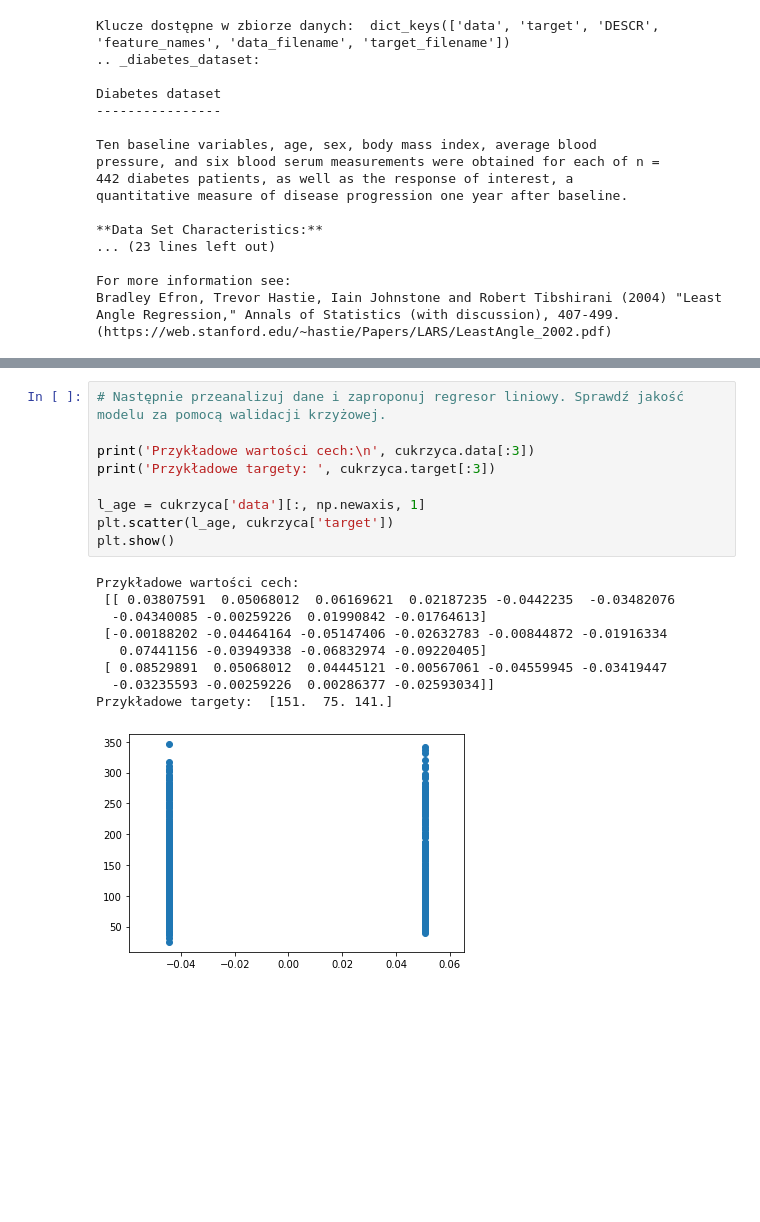
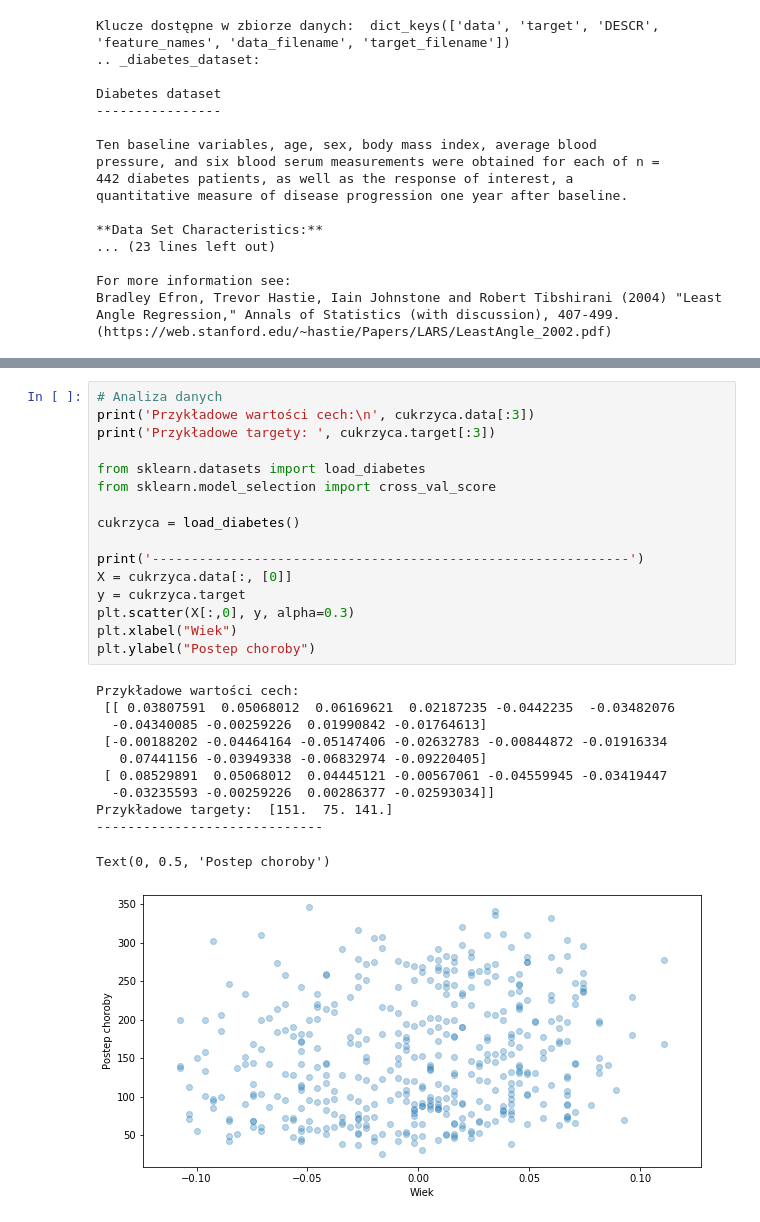
Before and after one commit to borsztajn1/WSIZ-SI, a Jupyter notebook: Zajecia-lab3.ipynb, the cells around one changed output, grey strips where cells are left out. Cells and saved outputs as stored; diff of their text form; blank space fills up the shorter version.

```diff
--- a/Zajecia-lab3.ipynb
+++ b/Zajecia-lab3.ipynb
@@ -282,23 +283,32 @@ print(cukrzyca_df)
 441 -0.045472 -0.044642 -0.073030  ... -0.039493 -0.004220  0.003064
 
 [442 rows x 10 columns]
-# %%
-# Następnie przeanalizuj dane i zaproponuj regresor liniowy. Sprawdź jakość modelu za pomocą walidacji krzyżowej.
-
-print('Przykładowe wartości cech:\n', cukrzyca.data[:3])
-print('Przykładowe targety: ', cukrzyca.target[:3])
-
-l_age = cukrzyca['data'][:, np.newaxis, 1]
-plt.scatter(l_age, cukrzyca['target'])
-plt.show()
-# %% [output]
-Przykładowe wartości cech:
- [[ 0.03807591  0.05068012  0.06169621  0.02187235 -0.0442235  -0.03482076
-  -0.04340085 -0.00259226  0.01990842 -0.01764613]
- [-0.00188202 -0.04464164 -0.05147406 -0.02632783 -0.00844872 -0.01916334
-   0.07441156 -0.03949338 -0.06832974 -0.09220405]
- [ 0.08529891  0.05068012  0.04445121 -0.00567061 -0.04559945 -0.03419447
-  -0.03235593 -0.00259226  0.00286377 -0.02593034]]
-Przykładowe targety:  [151.  75. 141.]
-[figure, removed]
+# %%
+# Analiza danych
+print('Przykładowe wartości cech:\n', cukrzyca.data[:3])
+print('Przykładowe targety: ', cukrzyca.target[:3])
+
+from sklearn.datasets import load_diabetes
+from sklearn.model_selection import cross_val_score
+
+cukrzyca = load_diabetes()
+
+print('-------------------------------------------------------------')
+X = cukrzyca.data[:, [0]]
+y = cukrzyca.target
+plt.scatter(X[:,0], y, alpha=0.3)
+plt.xlabel("Wiek")
+plt.ylabel("Postep choroby")
+# %% [output]
+Przykładowe wartości cech:
+ [[ 0.03807591  0.05068012  0.06169621  0.02187235 -0.0442235  -0.03482076
+  -0.04340085 -0.00259226  0.01990842 -0.01764613]
+ [-0.00188202 -0.04464164 -0.05147406 -0.02632783 -0.00844872 -0.01916334
+   0.07441156 -0.03949338 -0.06832974 -0.09220405]
+ [ 0.08529891  0.05068012  0.04445121 -0.00567061 -0.04559945 -0.03419447
+  -0.03235593 -0.00259226  0.00286377 -0.02593034]]
+Przykładowe targety:  [151.  75. 141.]
+-----------------------------
+Text(0, 0.5, 'Postep choroby')
+[figure, added]
 # %%
```
Also changed, not shown: parts of 5 cells of this notebook.
